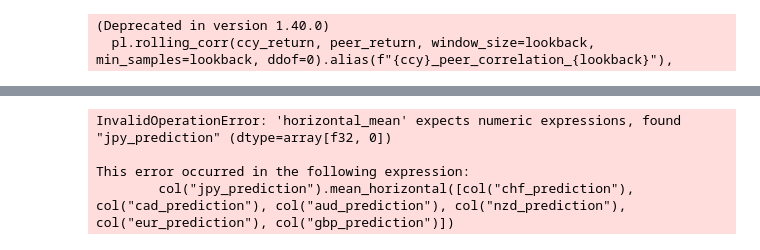
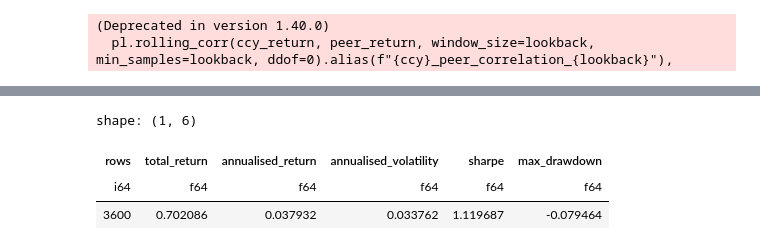
Before and after one commit to RobertHotchkiss/yet_another_machine_learning_repo, a Jupyter notebook: src/notebooks/multi_asset_trading.ipynb, the cells around one changed output, grey strips where cells are left out. Saved outputs shown, nothing was run; the diff lists cells and outputs as text; code cells hidden in the pictures.

```diff
--- a/src/notebooks/multi_asset_trading.ipynb
+++ b/src/notebooks/multi_asset_trading.ipynb
@@ -25,6 +25,7 @@ CCYS = ['jpy','chf','cad','aud','nzd','eur','gbp']
 INVERSE_CCYS = ['chf','jpy','cad']
 TRAIN_DAYS=30*12*5
 TEST_DAYS=30*12
+INITIAL_CUT = datetime.datetime(2010, 1, 1, tzinfo=datetime.timezone.utc)
 # training_start = datetime.datetime(2004,1,1,tzinfo=datetime.timezone.utc)
 # training_end = datetime.datetime(2014,1,1,tzinfo=datetime.timezone.utc)
 # test_start = datetime.datetime(2014,1,1,tzinfo=datetime.timezone.utc)
@@ -620,12 +629,25 @@ all = add_model_features(all_raw, MODEL_LOOKBACKS)
 (Deprecated in version 1.40.0)
   pl.rolling_corr(ccy_return, peer_return, window_size=lookback, min_samples=lookback, ddof=0).alias(f"{ccy}_peer_correlation_{lookback}"),
 # %%
-weights = []
+walk_forward_weights = []
 for rng in split_day_periods(all_raw['timestamp'].min(), all_raw['timestamp'].max(), TRAIN_DAYS, TEST_DAYS):
+    training_data = all.filter(pl.col("timestamp").is_between(rng.train_start, rng.train_end))
+    testing_data = all.filter(pl.col("timestamp").is_between(rng.test_start, rng.test_end))
+    if training_data.is_empty():
+        print("Skipping window: no training observations")
+        continue
+    if testing_data.is_empty():
+        print("Skipping window: no test observations")
+        continue
     print(f"{datetime.datetime.now()} training from {rng.train_start} to {rng.train_end}")
-    training_data = all.filter(pl.col("timestamp").is_between(rng.train_start, rng.train_end))
-    models, test_results, strategy_metrics, model_features = (train_and_evaluate_xgboost_strategy(training_data))
+    models, training_metrics, model_features = train_xgboost_models(training_data)
     print(f"{datetime.datetime.now()} running test from {rng.test_start} to {rng.test_end}")
-    testing_data = all.filter(pl.col("timestamp").is_between(rng.test_start, rng.test_end))
-    weights.append(generate_weights(models, testing_data, model_features))
+    walk_forward_weights.append(generate_weights(models, testing_data, model_features))
+
+if not walk_forward_weights:
+    raise ValueError("No walk-forward windows produced test weights")
+
+weights = pl.concat(walk_forward_weights).sort("timestamp")
+walk_forward_returns, walk_forward_metrics = calculate_strategy_returns(weights, all)
+walk_forward_metrics
 # %% [output]
@@ -640,5 +671,5 @@ for rng in split_day_periods(all_raw['timestamp'].min(), all_raw['timestamp'].ma
-InvalidOperationError: 'horizontal_mean' expects numeric expressions, found "jpy_prediction" (dtype=array[f32, 0])
-
-This error occurred in the following expression:
-        col("jpy_prediction").mean_horizontal([col("chf_prediction"), col("cad_prediction"), col("aud_prediction"), col("nzd_prediction"), col("eur_prediction"), col("gbp_prediction")])
+shape: (1, 6)
+| rows | total_return | annualised_return | annualised_volatility | sharpe | max_drawdown |
+| i64 | f64 | f64 | f64 | f64 | f64 |
+| 3600 | 0.702086 | 0.037932 | 0.033762 | 1.119687 | -0.079464 |
 # %%
```
Also changed, not shown: parts of 10 cells of this notebook.
